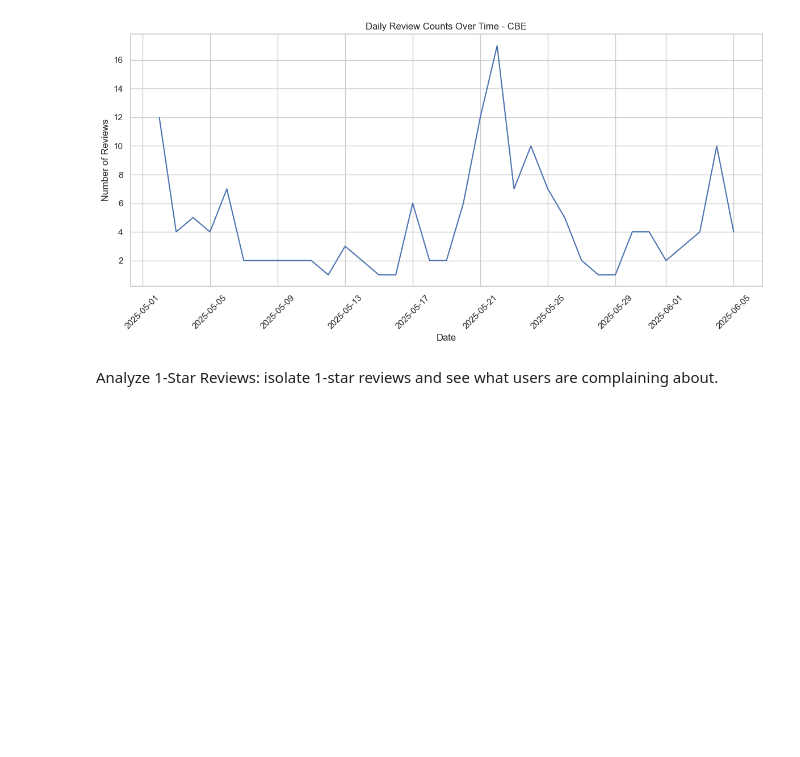
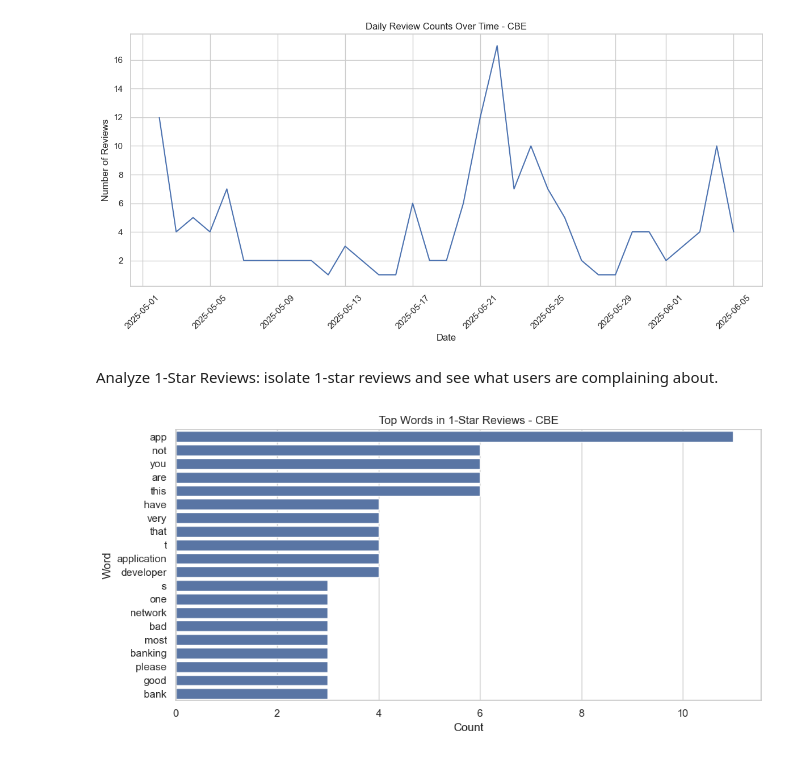
Before and after one commit to Meg-u/Ethipian-Bank-Reviews, a Jupyter notebook: notebooks/exploration_cbe.ipynb, the cells around one changed output. Cells and saved outputs as stored; diff of their text form; code cells hidden in the pictures; blank space fills up the shorter version.

Commit message:
Added explorations for the banks

```diff
--- a/notebooks/Untitled.ipynb
+++ b/notebooks/exploration_cbe.ipynb
@@ -122,3 +122,39 @@ plt.show()
 [figure]
 # %% [markdown]
 Analyze 1-Star Reviews: isolate 1-star reviews and see what users are complaining about.
+# %%
+import pandas as pd
+import matplotlib.pyplot as plt
+import seaborn as sns
+# If your CSV file is loaded like this
+df = pd.read_csv('../data/processed/commercial_bank_of_ethiopia_cleaned_reviews.csv') # or however you loaded your data
+df['date'] = pd.to_datetime(df['date'])  # ensure date column is datetime format
+# Filter 1-star reviews
+one_star_reviews = df[df['rating'] == 1]
+
+# Check most common words (basic version)
+from collections import Counter
+import re
+
+# Combine all reviews into one string
+all_text = " ".join(one_star_reviews['review'].dropna().astype(str))
+
+# Tokenize and clean
+words = re.findall(r'\b\w+\b', all_text.lower())
+filtered_words = [word for word in words if word not in ['the', 'is', 'and', 'to', 'i', 'it', 'was', 'for', 'of']]  # stop words
+
+# Count top words
+word_freq = Counter(filtered_words).most_common(20)
+
+# Convert to DataFrame and plot
+word_df = pd.DataFrame(word_freq, columns=['word', 'count'])
+
+plt.figure(figsize=(10, 5))
+sns.barplot(x='count', y='word', data=word_df)
+plt.title('Top Words in 1-Star Reviews - CBE')
+plt.xlabel('Count')
+plt.ylabel('Word')
+plt.tight_layout()
+plt.show()
+# %% [output]
+[figure, added]
```
Also changed, not shown: parts of 1 cell of this notebook, 2 other files.
